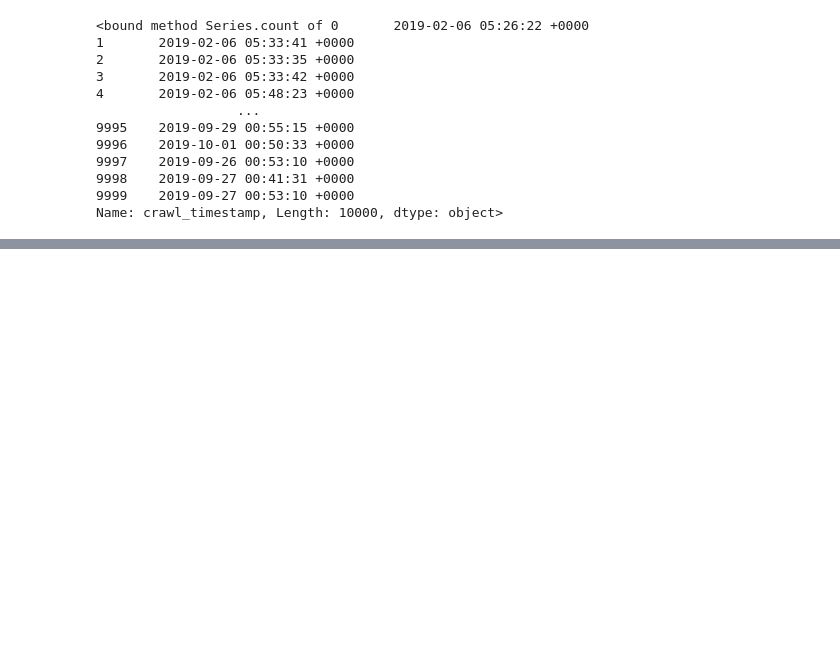
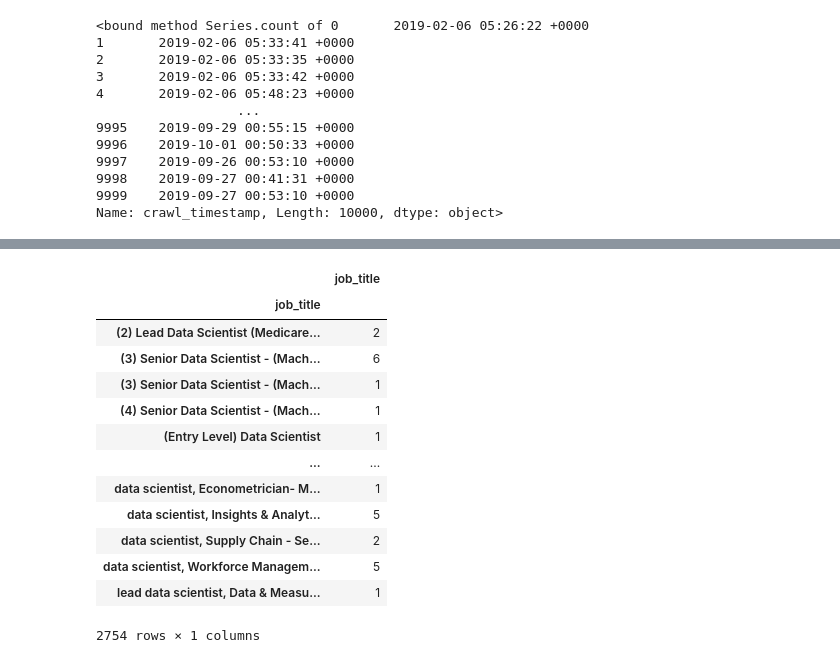
Before and after one commit to cselleck/The_Deadweights, a Jupyter notebook: It_Data_Try.ipynb, the cells around one changed output, grey strips where cells are left out. Saved outputs shown, nothing was run; the diff lists cells and outputs as text; code cells hidden in the pictures; blank space fills up the shorter version.

Commit message:
Adding a bar chart try and groupby job title

```diff
--- a/It_Data_Try.ipynb
+++ b/It_Data_Try.ipynb
@@ -80,3 +80,7 @@ print (total_rows)
 9998    2019-09-27 00:41:31 +0000
 9999    2019-09-27 00:53:10 +0000
 Name: crawl_timestamp, Length: 10000, dtype: object>
+# %%
+# create a dataframe grouping by the 'Drug Regimen' column
+sorted_it_df = it_data_df.groupby('job_title')
+sorted_it_df.head(50)
@@ -82,0 +101,19 @@ Name: crawl_timestamp, Length: 10000, dtype: object>
+# %%
+# Create a dataframe for counts of data
+job_title_count = pd.DataFrame(sorted_it_df['job_title'].count())
+job_title_count
+# %% [output]
+|  | job_title |
+| job_title |  |
+| (2) Lead Data Scientist (Medicare... | 2 |
+| (3) Senior Data Scientist - (Mach... | 6 |
+| (3) Senior Data Scientist - (Mach... | 1 |
+| (4) Senior Data Scientist - (Mach... | 1 |
+| (Entry Level) Data Scientist | 1 |
+| ... | ... |
+| data scientist, Econometrician- M... | 1 |
+| data scientist, Insights & Analyt... | 5 |
+| data scientist, Supply Chain - Se... | 2 |
+| data scientist, Workforce Managem... | 5 |
+| lead data scientist, Data & Measu... | 1 |
+2754 rows × 1 columns
```
Also changed, not shown: parts of 2 cells of this notebook.
